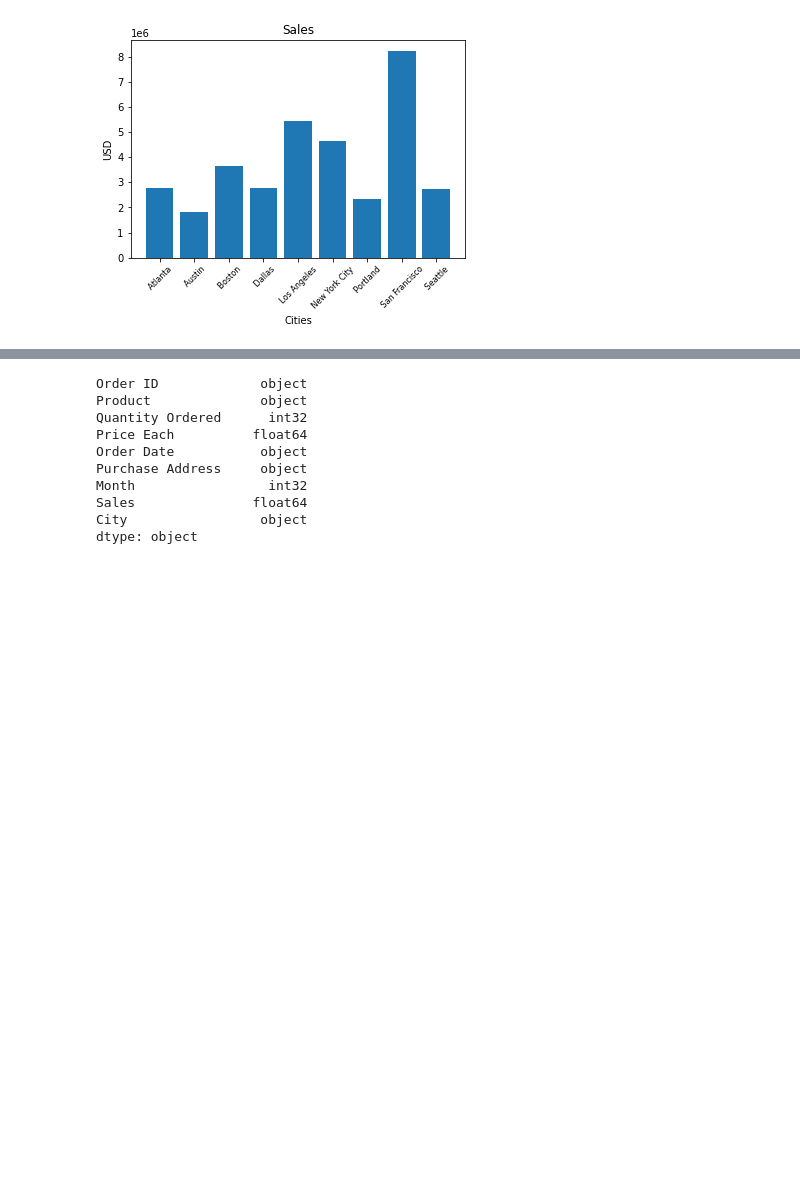
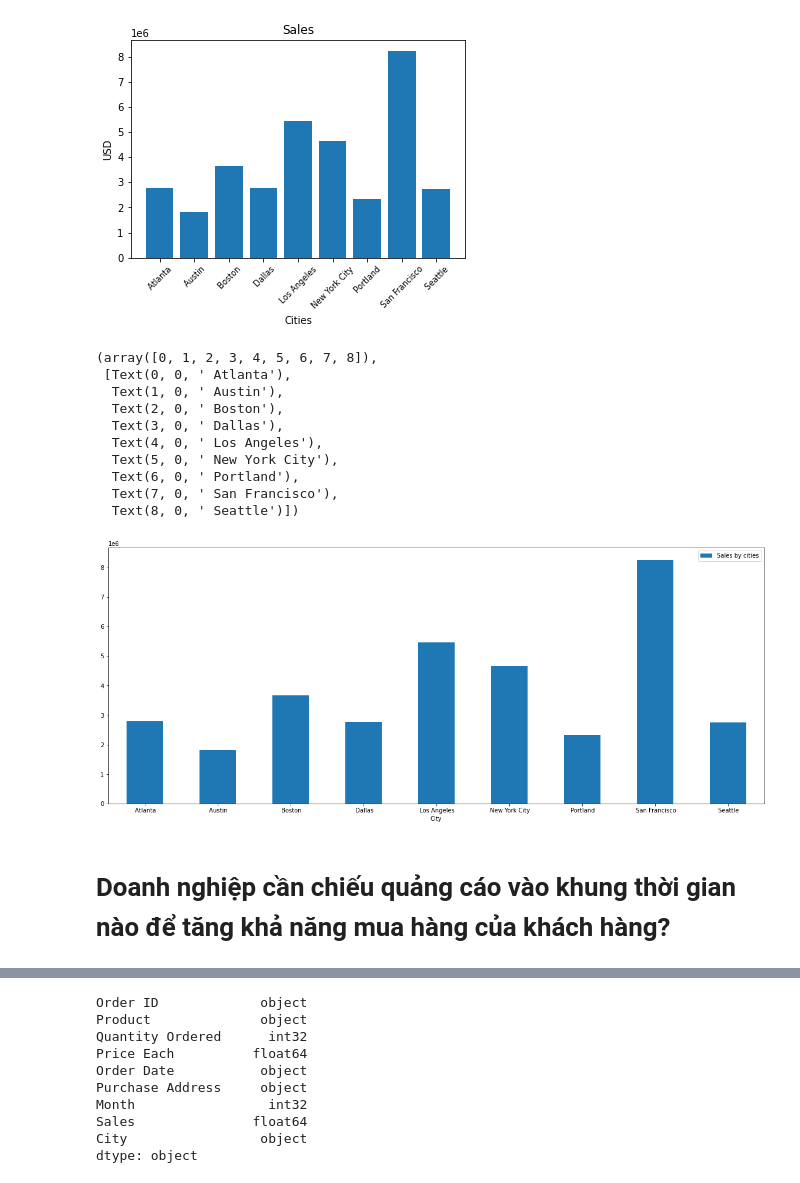
Before and after one commit to NQP27/report-sales-pandas, a Jupyter notebook: repotingSales2023.ipynb, the cells around one changed output, grey strips where cells are left out. Saved outputs shown, nothing was run; the diff lists cells and outputs as text; code cells hidden in the pictures; blank space fills up the shorter version.

```diff
--- a/repotingSales2023.ipynb
+++ b/repotingSales2023.ipynb
@@ -177,9 +210,23 @@ plt.show()
 # %% [output]
 [figure]
 # %%
- #Rotate, resize tên thành phố ở trục hoành
-#df2.plot(kind='bar',x='City',figsize=(20,8))
-#plt.xticks(rotation=0,size=10)
+#  Rotate, resize tên thành phố ở trục hoành
+df2.plot(kind='bar',x='City',figsize=(20,8))
+plt.xticks(rotation=0,size=10)
+# %% [output]
+(array([0, 1, 2, 3, 4, 5, 6, 7, 8]),
+ [Text(0, 0, ' Atlanta'),
+  Text(1, 0, ' Austin'),
+  Text(2, 0, ' Boston'),
+  Text(3, 0, ' Dallas'),
+  Text(4, 0, ' Los Angeles'),
+  Text(5, 0, ' New York City'),
+  Text(6, 0, ' Portland'),
+  Text(7, 0, ' San Francisco'),
+  Text(8, 0, ' Seattle')])
+[figure, added]
+# %% [markdown]
+# Doanh nghiệp cần chiếu quảng cáo vào khung thời gian nào để tăng khả năng mua hàng của khách hàng?
 # %%
 df
 # %% [output]
```
Also changed, not shown: parts of 16 cells of this notebook.
